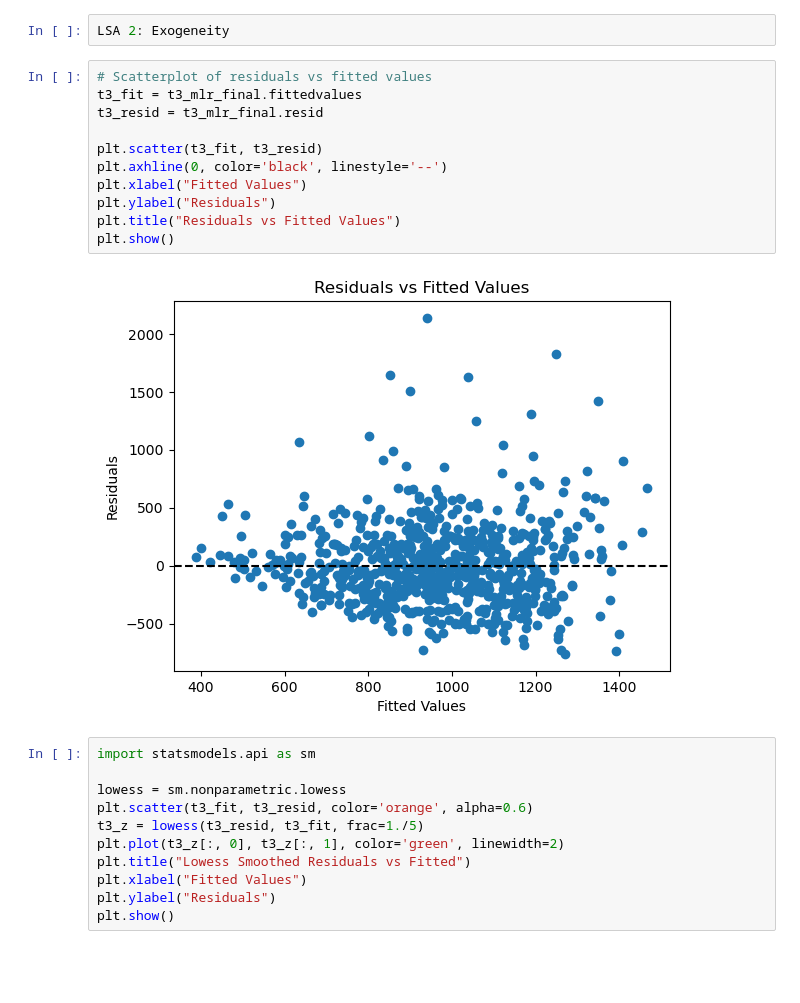
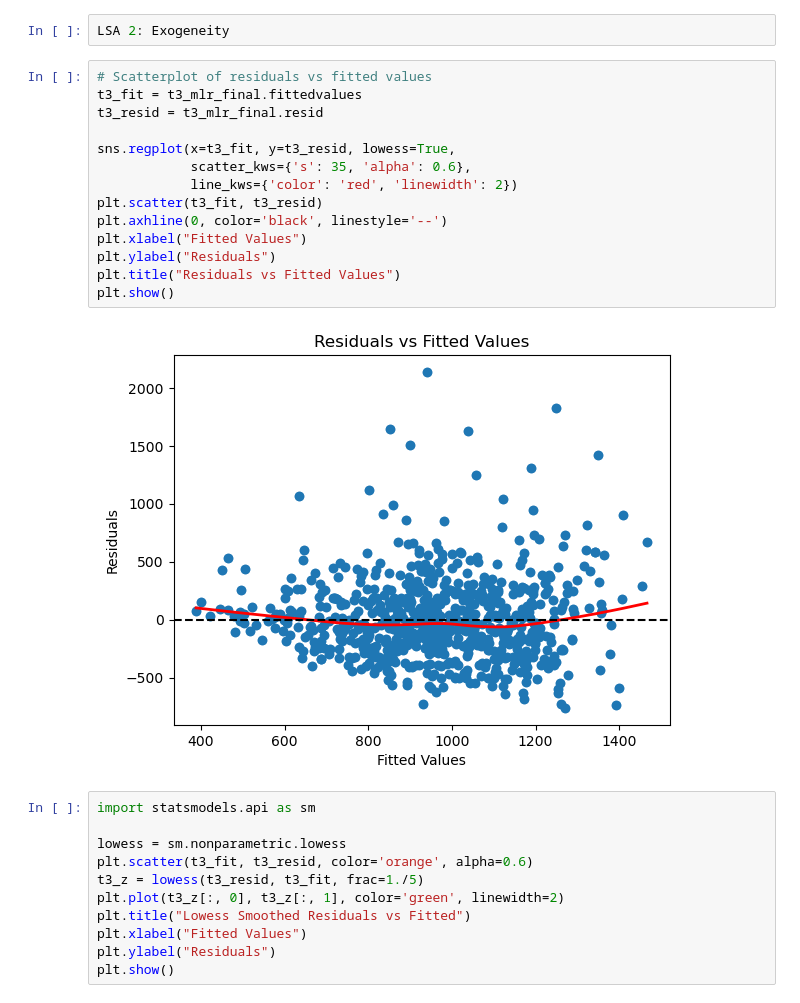
Before and after one commit to Kasperclowes/QBUS2810-Group-11, a Jupyter notebook: QBUS2810_Group_11.ipynb, the cells around one changed output. Saved outputs shown, nothing was run; the diff lists cells and outputs as text; blank space fills up the shorter version.

```diff
--- a/QBUS2810_Group_11.ipynb
+++ b/QBUS2810_Group_11.ipynb
@@ -841,16 +853,19 @@ LSA 2: Exogeneity
 # %%
 # Scatterplot of residuals vs fitted values
 t3_fit = t3_mlr_final.fittedvalues
 t3_resid = t3_mlr_final.resid
 
+sns.regplot(x=t3_fit, y=t3_resid, lowess=True,
+            scatter_kws={'s': 35, 'alpha': 0.6},
+            line_kws={'color': 'red', 'linewidth': 2})
 plt.scatter(t3_fit, t3_resid)
 plt.axhline(0, color='black', linestyle='--')
 plt.xlabel("Fitted Values")
 plt.ylabel("Residuals")
 plt.title("Residuals vs Fitted Values")
 plt.show()
 # %% [output]
-[figure, old version]
+[figure, new version]
 # %%
 import statsmodels.api as sm
 
```
Also changed, not shown: parts of 2 cells of this notebook.
